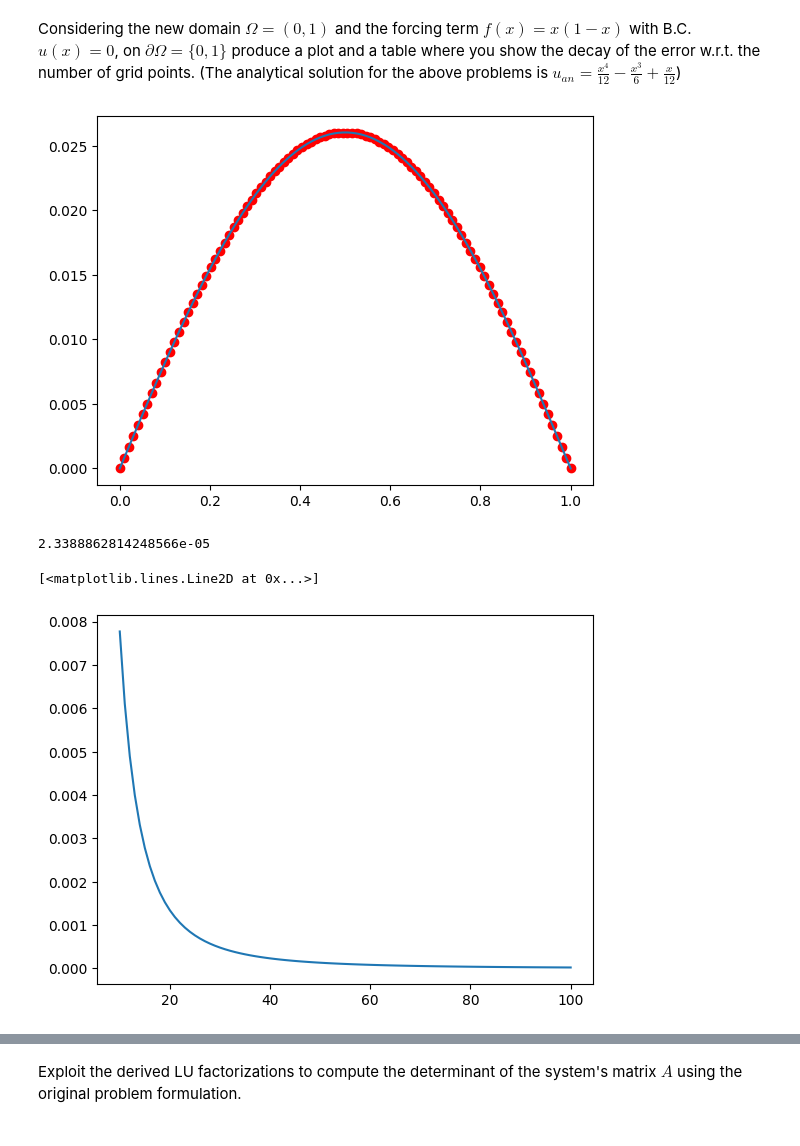
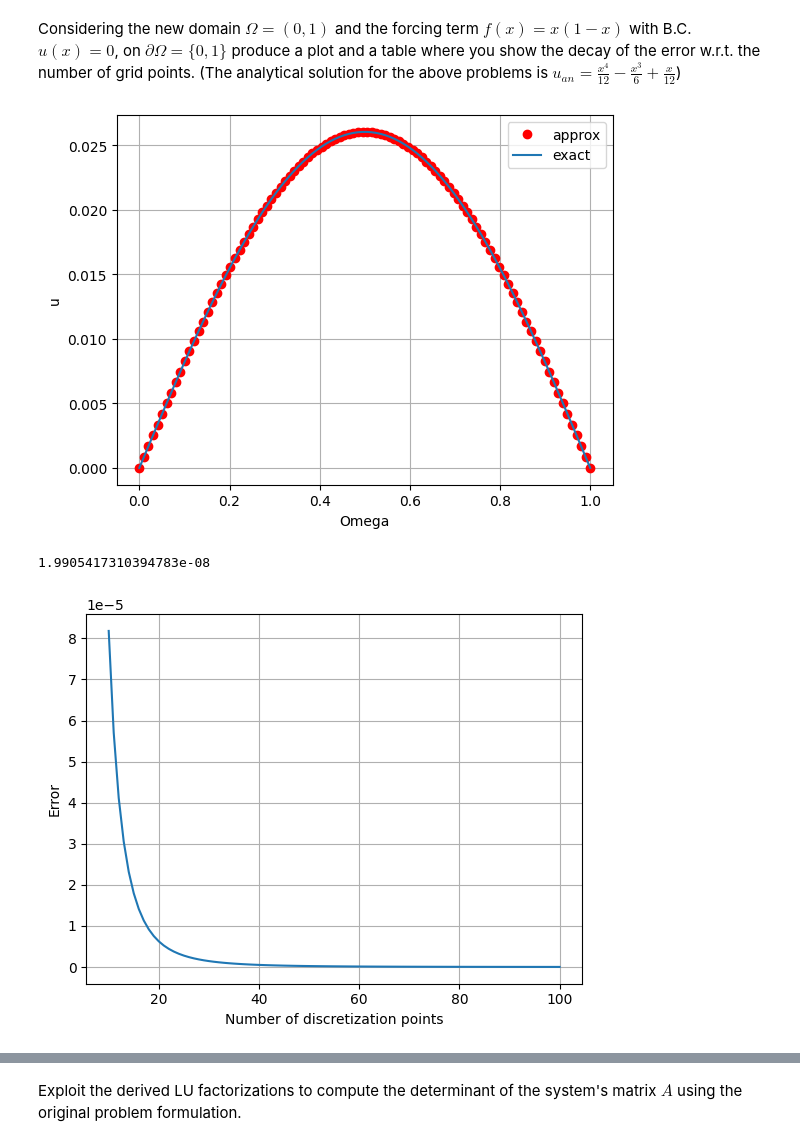
Before and after one commit to GiacomoDiFa/Progetto-MN, a Jupyter notebook: progetto_MN_Di_Fabrizio_Montanari.ipynb, the cells around one changed output, grey strips where cells are left out. Drawn from its saved outputs; the diff is of its cells as text; code cells hidden in the pictures.

```diff
--- a/progetto_MN_Di_Fabrizio_Montanari.ipynb
+++ b/progetto_MN_Di_Fabrizio_Montanari.ipynb
@@ -73,7 +103,12 @@ def finDif(omega, f, n, bc):
 
     x = np.linspace(0, 1, n)
 
+    # 4th order approximation term
     termine_noto = -f(x)
+    # 2th order approximation term
+    termine_noto[1] = f(x[1])
+    termine_noto[-2] = f(x[-2])
+    # boundary conditions
     termine_noto[0] = bc[0]
     termine_noto[-1] = bc[1]
 
@@ -181,13 +221,17 @@ Solve the derived linear system using the implemented functions and plot the com
 # %%
 omega = [0, np.pi]
 f = lambda x : np.sin(x)
-n = 500
+n = 20
 bc = [0, 0]
+
 A, b = finDif(omega, f, n, bc)
-x = np.linspace(0, np.pi, n)
 L, U = LU(A)
 w = L_solve(L, b)
 u = U_solve(U, w)
 
-_ = plt.plot(x, u, 'ro')
+x = np.linspace(0, np.pi, n)
+plt.plot(x, u, 'ro')
+plt.xlabel('Omega')
+plt.ylabel('u')
+plt.grid()
 # %% [output]
@@ -208,37 +252,43 @@ u_new = np.linalg.solve(A1_new, b_new)
 u_ex = (x_new**4)/12.0 - (x_new**3)/6.0 + x_new/12.0
 
 # Plot the FD and exact solution
-_ = plt.plot(x_new, u_new, 'ro')
-_ = plt.plot(x_new, u_ex)
+plt.plot(x_new, u_new, 'ro', label='approx')
+plt.plot(x_new, u_ex, label='exact')
+plt.xlabel('Omega')
+plt.ylabel('u')
+plt.legend()
+plt.grid()
 # %% [output]
-[figure, old version]
+[figure, new version]
 # %%
 # table where you show the decay of the error w.r.t. the number of grid points
 print(np.linalg.norm(u_ex - u_new, 2))
 # %% [output]
-2.3388862814248566e-05
+1.9905417310394783e-08
 # %%
 omega_new = [0, 1]
 bc_new = [0, 0]
 
 error = []
 n_points = np.array([x for x in range(10, 101)])
 
 for j in n_points:
     x_new = np.linspace(0, 1, j)
     f_new = lambda x_new : x_new*(1 - x_new)
     u_ex = (x_new**4)/12.0 - (x_new**3)/6.0 + x_new/12.0
 
     A_new, b_new = finDif(omega_new, f_new, j, bc_new)
     A1_new = A_new.copy()
     u_new = np.linalg.solve(A1_new, b_new)
 
     error.append(np.linalg.norm(u_ex - u_new, 2))
 
 plt.plot(n_points, error)
+plt.xlabel('Number of discretization points')
+plt.ylabel('Error')
+plt.grid()
 # %% [output]
-[<matplotlib.lines.Line2D at 0x...>]
-[figure, old version]
+[figure, new version]
 # %%
 # NB python dictionaries
 tab = {n : e for n, e in zip(n_points, error)}
```
Also changed, not shown: parts of 30 cells of this notebook.
